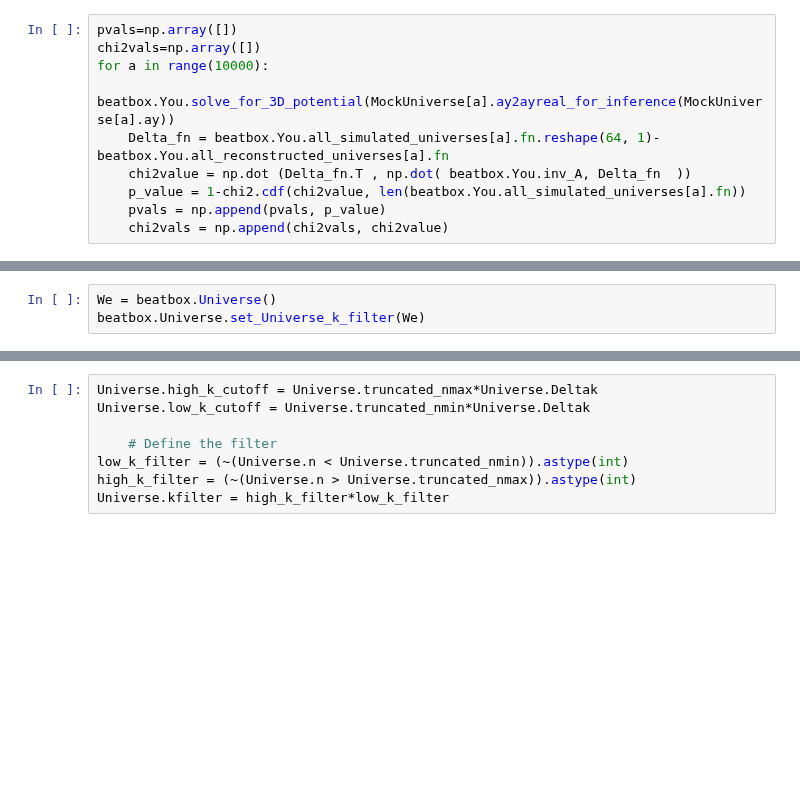
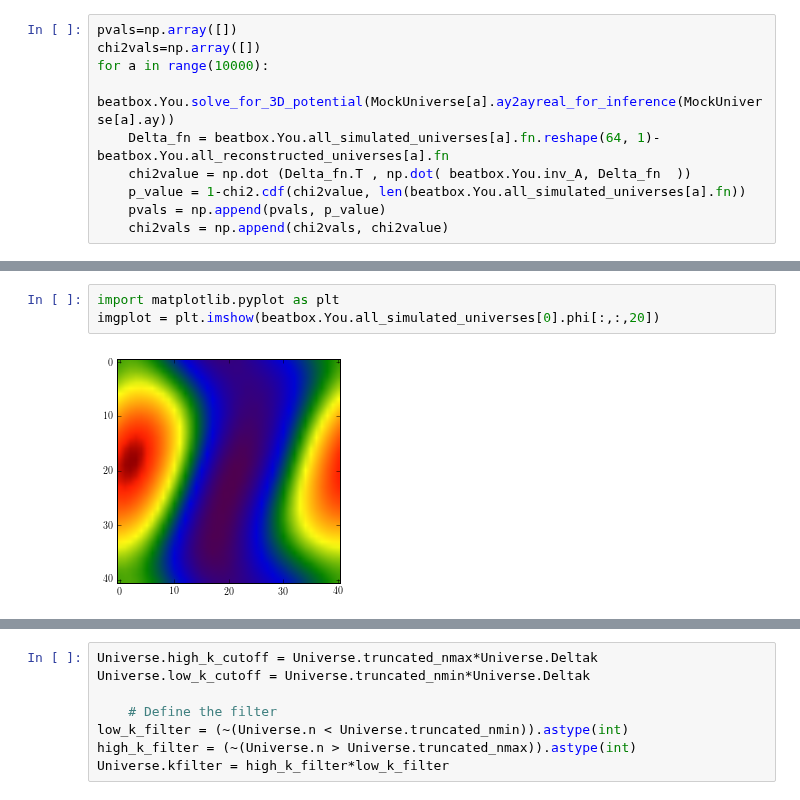
Before and after one commit to LaurencePeanuts/Music, a Jupyter notebook: Scripts/Robustness_notebook.ipynb, the cells around one changed output, grey strips where cells are left out. Drawn from its saved outputs; the diff is of its cells as text; blank space fills up the shorter version.

```diff
--- a/Scripts/Robustness_notebook.ipynb
+++ b/Scripts/Robustness_notebook.ipynb
@@ -186,3 +167,0 @@ beatbox.You.create_original_Universe()
-# %%
-We = beatbox.Universe()
-beatbox.Universe.set_Universe_k_filter(We)
@@ -190,0 +173,5 @@ beatbox.Universe.populate_Universe_R(We)
+# %%
+import matplotlib.pyplot as plt
+imgplot = plt.imshow(beatbox.You.all_simulated_universes[0].phi[:,:,20])
+# %% [output]
+[figure, added]
```
Also changed, not shown: parts of 23 cells of this notebook, 3 other files.
